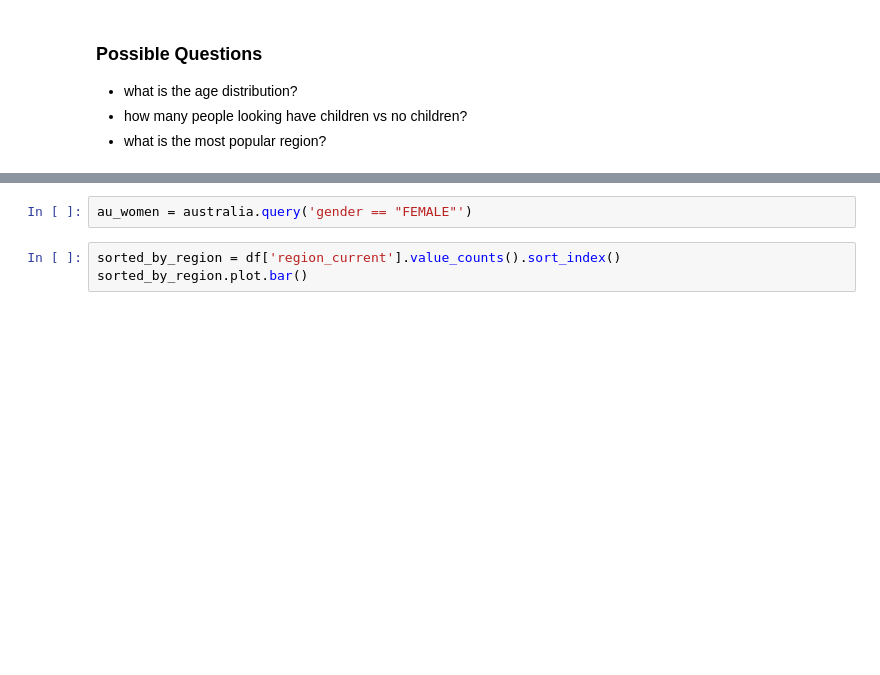
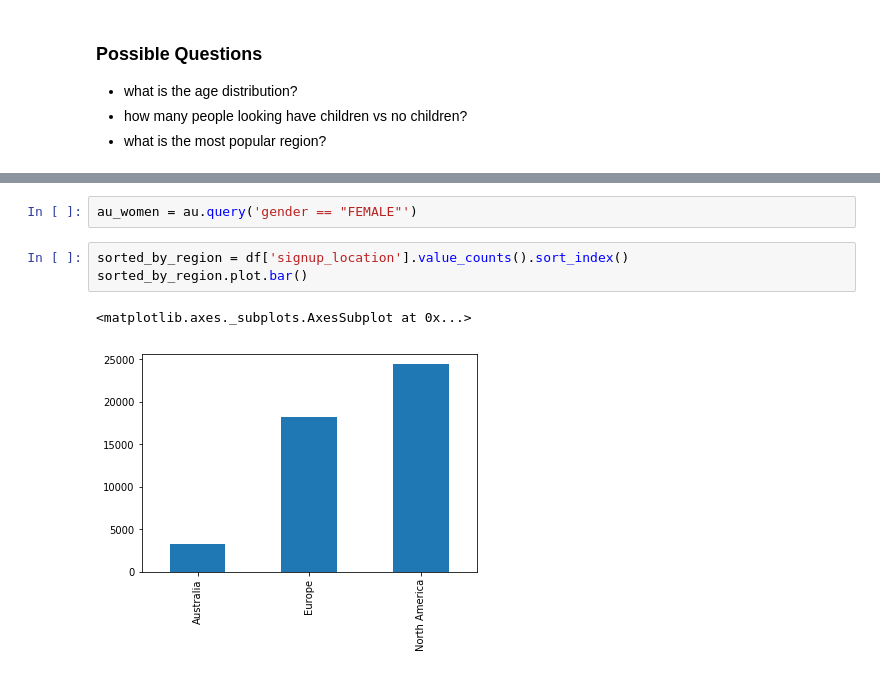
Before and after one commit to DecodedCo/data-insights-notebook, a Jupyter notebook: Holiday Booking Data Exploration.ipynb, the cells around one changed output, grey strips where cells are left out. Saved outputs shown, nothing was run; the diff lists cells and outputs as text; blank space fills up the shorter version.

```diff
--- a/Holiday Booking Data Exploration.ipynb
+++ b/Holiday Booking Data Exploration.ipynb
@@ -37,7 +63,10 @@ au['gender'].value_counts().sort_index().plot.bar()
 # %%
-au_women = australia.query('gender == "FEMALE"')
+au_women = au.query('gender == "FEMALE"')
 # %%
-sorted_by_region = df['region_current'].value_counts().sort_index()
+sorted_by_region = df['signup_location'].value_counts().sort_index()
 sorted_by_region.plot.bar()
+# %% [output]
+<matplotlib.axes._subplots.AxesSubplot at 0x...>
+[figure, added]
 # %%
 au_women['age'].value_counts().sort_index().plot.bar()
```
Also changed, not shown: parts of 11 cells of this notebook, 1 other file.
